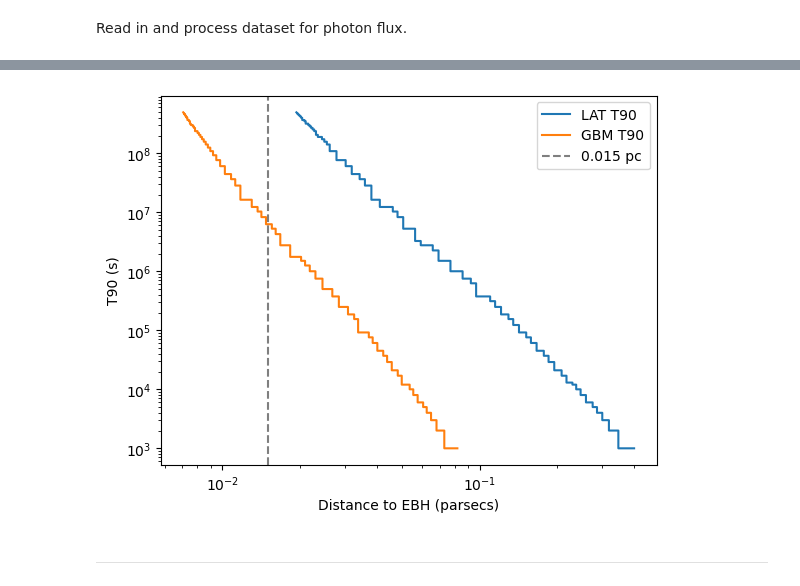
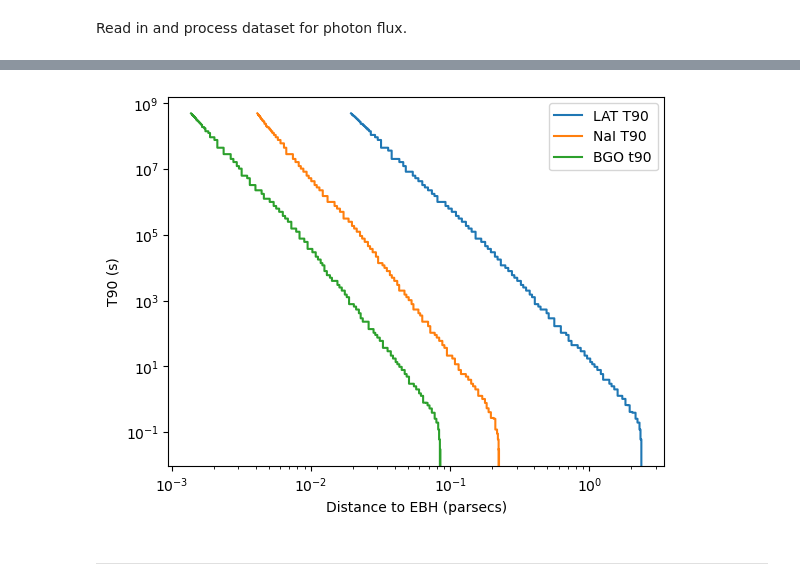
Before and after one commit to xboluna/Research, a Jupyter notebook: BHRad/Modelling/BHawk_Modelling.ipynb, the cells around one changed output, grey strips where cells are left out. Saved outputs shown, nothing was run; the diff lists cells and outputs as text; code cells hidden in the pictures.

```diff
--- a/BHRad/Modelling/BHawk_Modelling.ipynb
+++ b/BHRad/Modelling/BHawk_Modelling.ipynb
@@ -17,9 +17,10 @@ dir = pd.read_csv('./Blackhawk/results//test/photon_primary_spectrum.txt', sep =
 frag = pd.read_csv('./BlackHawk/results/test/photon_secondary_spectrum.txt', sep = '    ', skiprows=1)
 # %%
 # 20MeV to 100GeV
-LAT_energy = (20 * 1e-3,100)
+LAT_energy = (20 * 1e-3, 300)
 # 8 keV to 100MeV
-GBM_energy = (8 * 1e-6, 100 * 1e-3)
+GBM_energy = (200 * 1e-6, 40 * 1e-3)
+BGO_energy = (8 * 1e-6, 10 * 1e-3)
 # %%
 dir = dir.set_index('time/energy')
 frag = frag.set_index('time/energy')
@@ -85,0 +41,8 @@ Text(0.5, 0, 'Remaining Lifetime (s)')
+# %%
+# Define time indices.
+
+# time = [dir.index[0]]
+# for i,t in enumerate(dir.index[1:]):
+#     time.append(t + time[i])
+
+time = hardness['Time to Death']
@@ -126,16 +188,20 @@ gbm_t90, gbm_d_range = calculate_t90(gbm_d, gbm_lc)
 # %%
-plt.step(lat_d_range, lat_t90, label = 'LAT T90')
-plt.step(gbm_d_range, gbm_t90, label = 'GBM T90')
-plt.axvline(0.015, color = 'black', linestyle='dashed', alpha=0.5, label = '0.015 pc')
+fig, ax = plt.subplots()
+ax.step(lat_d_range, lat_t90, label = 'LAT T90')
+ax.step(gbm_d_range, gbm_t90, label = 'NaI T90')
+ax.step(bgo_d_range, bgo_t90, label = 'BGO t90')
+#plt.axvline(0.015, color = 'black', linestyle='dashed', alpha=0.5, label = '0.015 pc')
 
-plt.xlabel('Distance to EBH (parsecs)')
-plt.ylabel('T90 (s)')
+ax.set_xlabel('Distance to EBH (parsecs)')
+ax.set_ylabel('T90 (s)')
 
-plt.legend()
-plt.yscale('log')
-plt.xscale('log')
+ax.legend()
+ax.set_yscale('log')
+ax.set_xscale('log')
+
+fig.savefig('T90s.png', dpi=500)
 # %% [output]
-[figure, old version]
+[figure, new version]
 # %% [markdown]
 --------
 # %%
```
Also changed, not shown: parts of 11 cells of this notebook, 2 other files.
